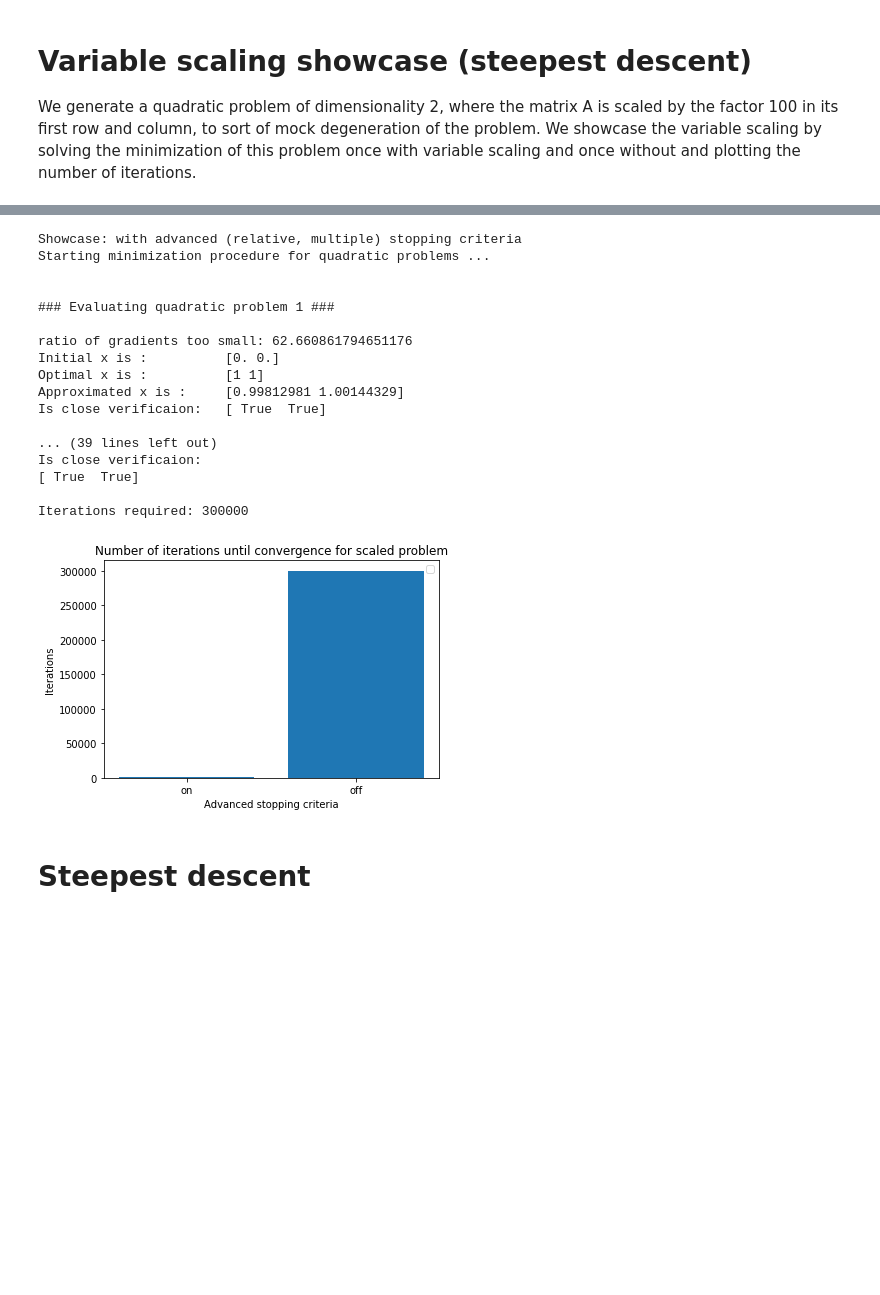
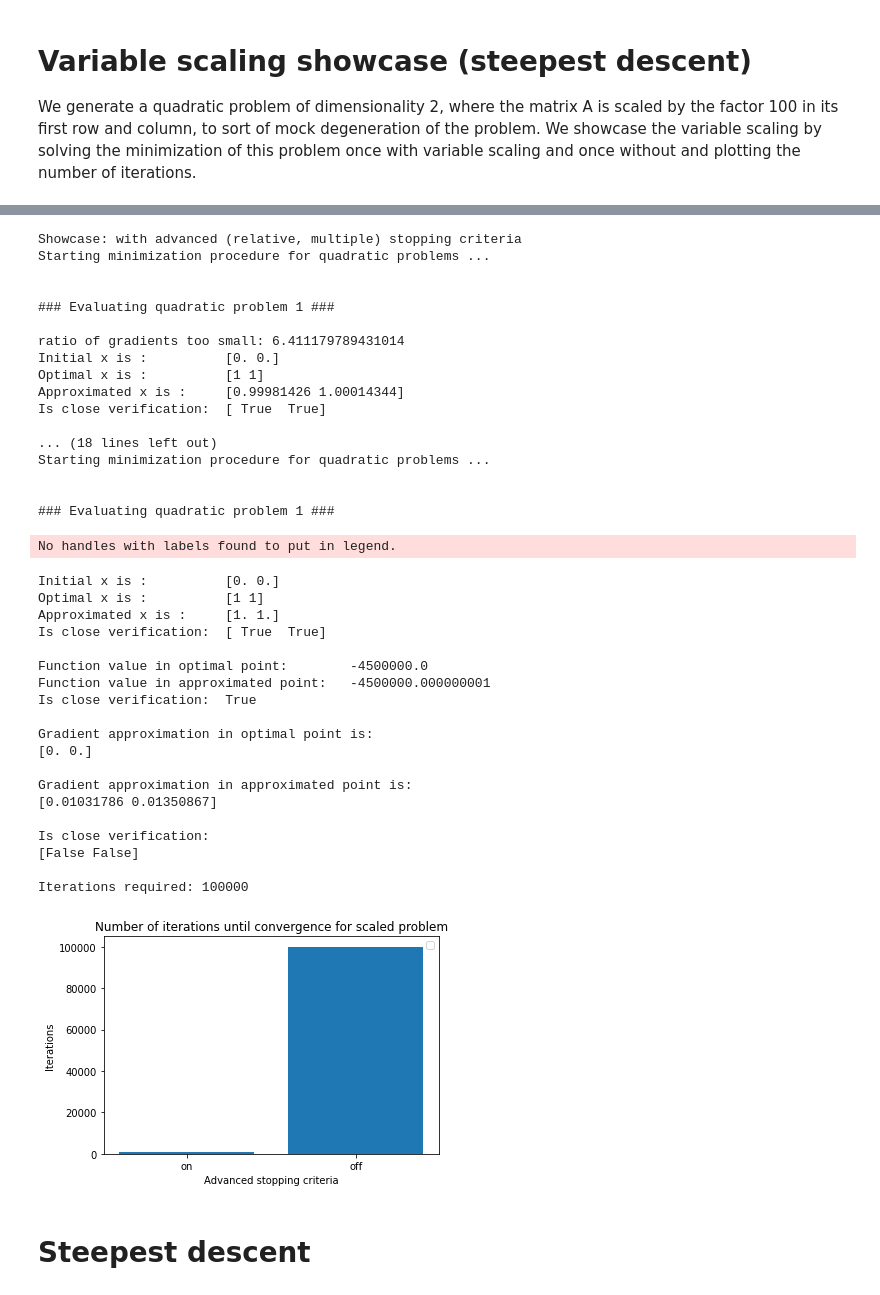
Before and after one commit to rendstrasser/num-opt-group-project, a Jupyter notebook: submission.ipynb, the cells around one changed output, grey strips where cells are left out. Saved outputs shown, nothing was run; the diff lists cells and outputs as text; code cells hidden in the pictures; blank space fills up the shorter version.

```diff
--- a/submission.ipynb
+++ b/submission.ipynb
@@ -227,15 +215,0 @@ As we have a dedicated data class which holds our minimization problem, we imple
-# %%
-def plot_grad_norms(problem_grad_norms):
-    """
-    Plots the evolution of the gradient norms over the iterations for the minimized problems.
-
-    :param problem_grad_norms: List of gradient-L2-norm-per-iteration lists over problems
-    """
-    for i, grad_norms in enumerate(problem_grad_norms):
-        plt.plot(range(len(grad_norms)), grad_norms, label=f"Problem {i+1}")
-
-    plt.title("Gradient evolution")
-    plt.xlabel("Iterations")
-    plt.ylabel("Gradient L2 norm")
-    plt.legend()
-    plt.show()
@@ -313,5 +271,5 @@ def final_printout(x_0,x_optimal,x_appr,f,grad,tolerance, **kwargs):
 # %%
-def execute_quadratic_minimization(problems, direction_method, plot_gradients=True):
+def execute_quadratic_minimization(problems, direction_method, plot_gradients=True, tolerance=1e-4, max_iter=200_000):
     """
     Executes the minimization procedure for the given direction method (e.g. steepest descent)
     for all given quadratic problems. Prints the minimization results and plots the gradients.
@@ -329,7 +287,7 @@ def execute_quadratic_minimization(problems, direction_method, plot_gradients=Tr
         print(f"\n\n### Evaluating quadratic problem {i+1} ###\n")
 
         # We perform the actual minimization procedure
-        x_minimizer, grad_norms = find_minimizer(problem, direction_method, tolerance=1e-3, max_iter=300_000)
+        x_minimizer, grad_norms = find_minimizer(problem, direction_method, tolerance=tolerance, max_iter=max_iter)
         problems_grad_norms.append(grad_norms)
 
         # Print the result
@@ -420,7 +400,8 @@ We generate a quadratic problem of dimensionality 2 and scale the quadratic func
 adv_stop_criteria_on_settings = MinimizationProblemSettings(
     gradient_approximation_enabled = False,
     hessian_approximation_enabled = False,
-    custom_matrix_inversion_enabled = False,
+    cholesky_linear_systems_solver_enabled = False,
+    gaussian_elimination_linear_systems_solver_enabled = False,
     variable_scaling_enabled = False,
     advanced_stopping_criteria_enabled = True, # enables advanced stopping criteria
     degenerate_problem = False,
@@ -440,47 +421,67 @@ print("\n\n")
 adv_stop_criteria_off_settings = MinimizationProblemSettings(
     gradient_approximation_enabled = False,
     hessian_approximation_enabled = False,
-    custom_matrix_inversion_enabled = False,
+    cholesky_linear_systems_solver_enabled = False,
     variable_scaling_enabled = False,
     advanced_stopping_criteria_enabled = False,  # disables advanced stopping criteria
     degenerate_problem = False,
     scale_problem = True  # ensures a scaled problem where advanced stopping criteria shines
 )
 
 # Create small showcase problem
 np.random.seed(48) # ensure deterministic problem
 without_adv_stop_criteria_small_problem = create_quadratic_problem(2, settings=adv_stop_criteria_off_settings)
 
 print("Showcase: without advanced (relative, multiple) stopping criteria")
-gradients_without_adv_stop_criteria = execute_quadratic_minimization(np.array([without_adv_stop_criteria_small_problem]), steepest_descent_direction, False)
+gradients_without_adv_stop_criteria = execute_quadratic_minimization(np.array([without_adv_stop_criteria_small_problem]), steepest_descent_direction, False, max_iter=100_000)
 
 # --- Plotting ---
 plt.bar(range(2), [len(gradients_with_adv_stop_criteria[0]), len(gradients_without_adv_stop_criteria[0])], align='center')
 plt.xticks(range(2), ("on", "off"))
 plt.title("Number of iterations until convergence for scaled problem")
 plt.xlabel("Advanced stopping criteria")
 plt.ylabel("Iterations")
 plt.legend()
 plt.show()
 # %% [output]
 Showcase: with advanced (relative, multiple) stopping criteria
 Starting minimization procedure for quadratic problems ...
 
 
 ### Evaluating quadratic problem 1 ###
 
-ratio of gradients too small: 62.660861794651176
+ratio of gradients too small: 6.411179789431014
 Initial x is :          [0. 0.]
 Optimal x is :          [1 1]
-Approximated x is :     [0.99812981 1.00144329]
-Is close verificaion:   [ True  True]
+Approximated x is :     [0.99981426 1.00014344]
+Is close verification:  [ True  True]
 
-... (39 lines left out)
-Is close verificaion:
-[ True  True]
+... (18 lines left out)
+Starting minimization procedure for quadratic problems ...
 
-Iterations required: 300000
+
+### Evaluating quadratic problem 1 ###
+No handles with labels found to put in legend.
+Initial x is :          [0. 0.]
+Optimal x is :          [1 1]
+Approximated x is :     [1. 1.]
+Is close verification:  [ True  True]
+
+Function value in optimal point:        -4500000.0
+Function value in approximated point:   -4500000.000000001
+Is close verification:  True
+
+Gradient approximation in optimal point is:
+[0. 0.]
+
+Gradient approximation in approximated point is:
+[0.01031786 0.01350867]
+
+Is close verification:
+[False False]
+
+Iterations required: 100000
-[figure, old version]
+[figure, new version]
 # %% [markdown]
 # Steepest descent
 # %%
```
Also changed, not shown: parts of 35 cells of this notebook.
